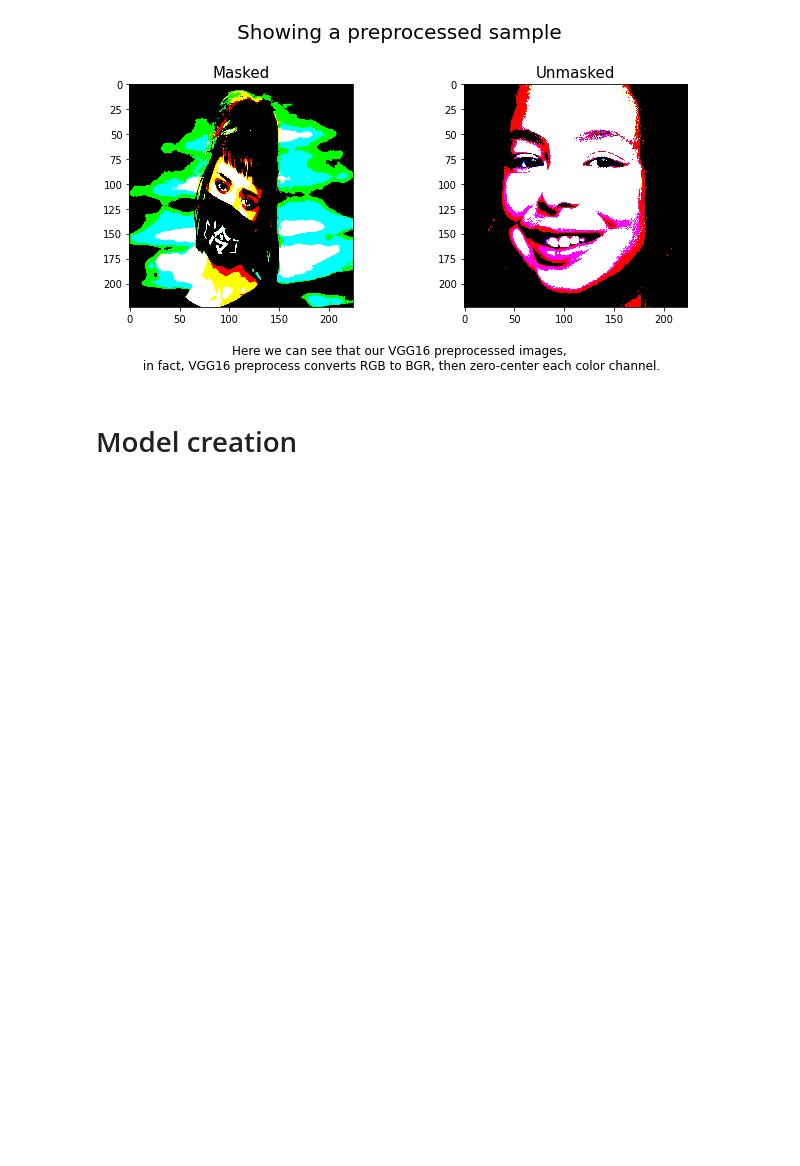
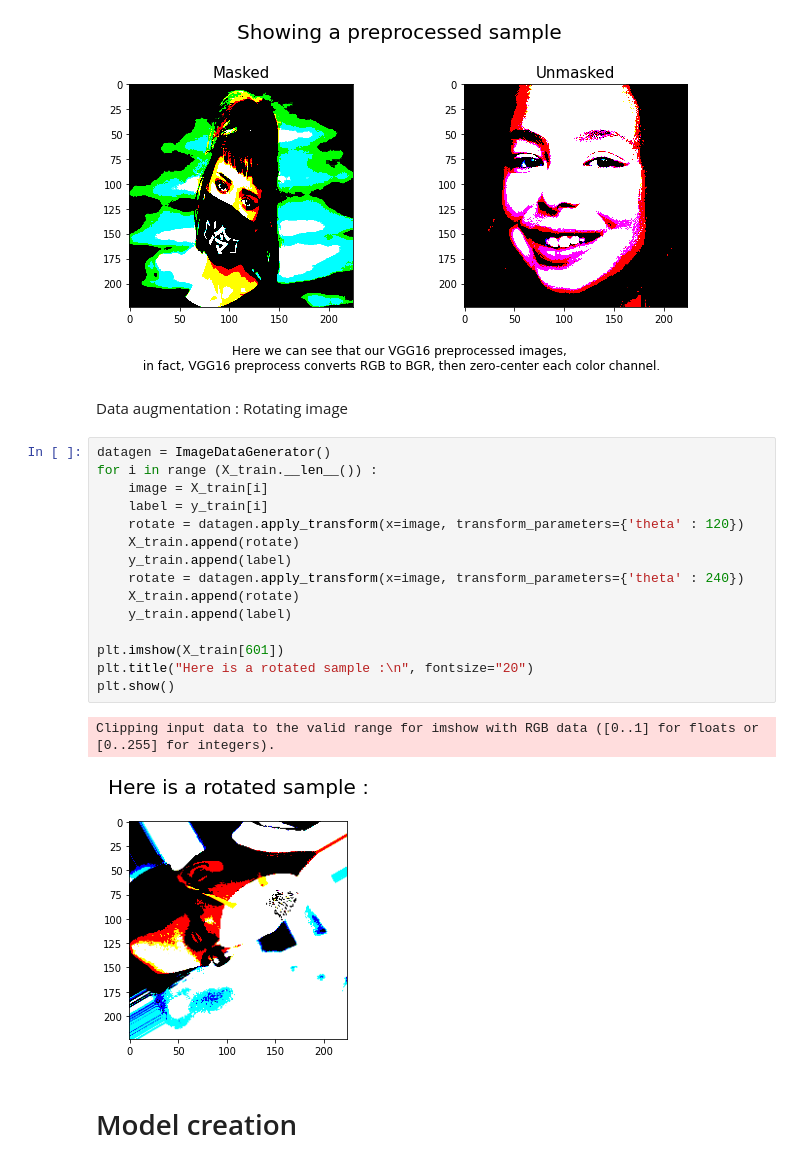
Before and after one commit to Hpdvn/Mask_On_Face, a Jupyter notebook: main.ipynb, the cells around one changed output. Drawn from its saved outputs; the diff is of its cells as text; blank space fills up the shorter version.

```diff
--- a/main.ipynb
+++ b/main.ipynb
@@ -170,6 +173,26 @@ plt.show()
 Clipping input data to the valid range for imshow with RGB data ([0..1] for floats or [0..255] for integers).
 Clipping input data to the valid range for imshow with RGB data ([0..1] for floats or [0..255] for integers).
 [figure]
+# %% [markdown]
+Data augmentation : Rotating image
+# %%
+datagen = ImageDataGenerator()
+for i in range (X_train.__len__()) :
+    image = X_train[i]
+    label = y_train[i]
+    rotate = datagen.apply_transform(x=image, transform_parameters={'theta' : 120})
+    X_train.append(rotate)
+    y_train.append(label)
+    rotate = datagen.apply_transform(x=image, transform_parameters={'theta' : 240})
+    X_train.append(rotate)
+    y_train.append(label)
+
+plt.imshow(X_train[601])
+plt.title("Here is a rotated sample :\n", fontsize="20")
+plt.show()
+# %% [output]
+Clipping input data to the valid range for imshow with RGB data ([0..1] for floats or [0..255] for integers).
+[figure, added]
 # %% [markdown]
 # Model creation <a class="anchor" id="section_4"></a>
 # %% [markdown]
```
Also changed, not shown: parts of 5 cells of this notebook.
